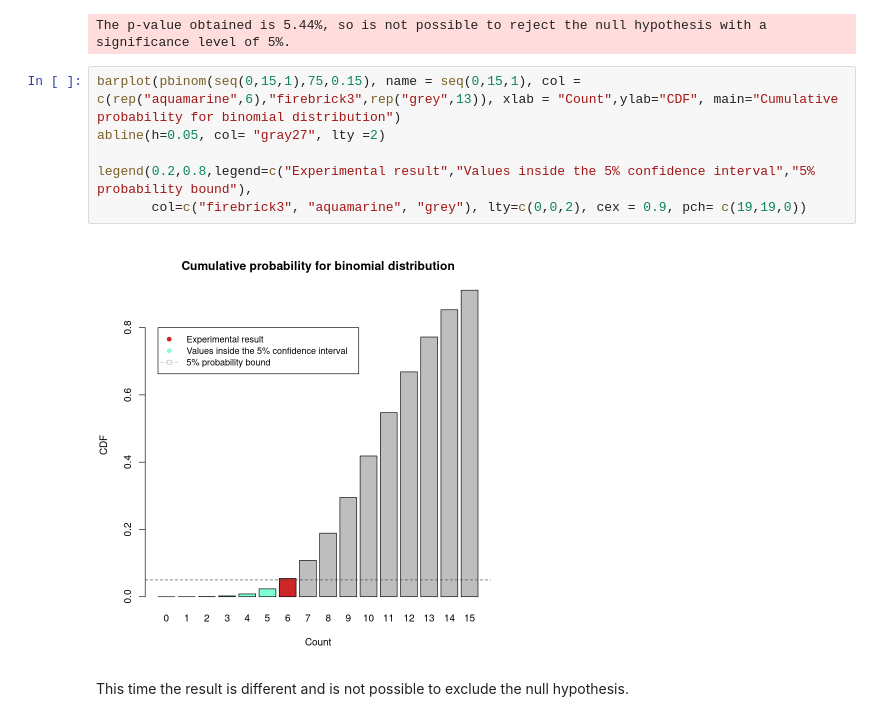
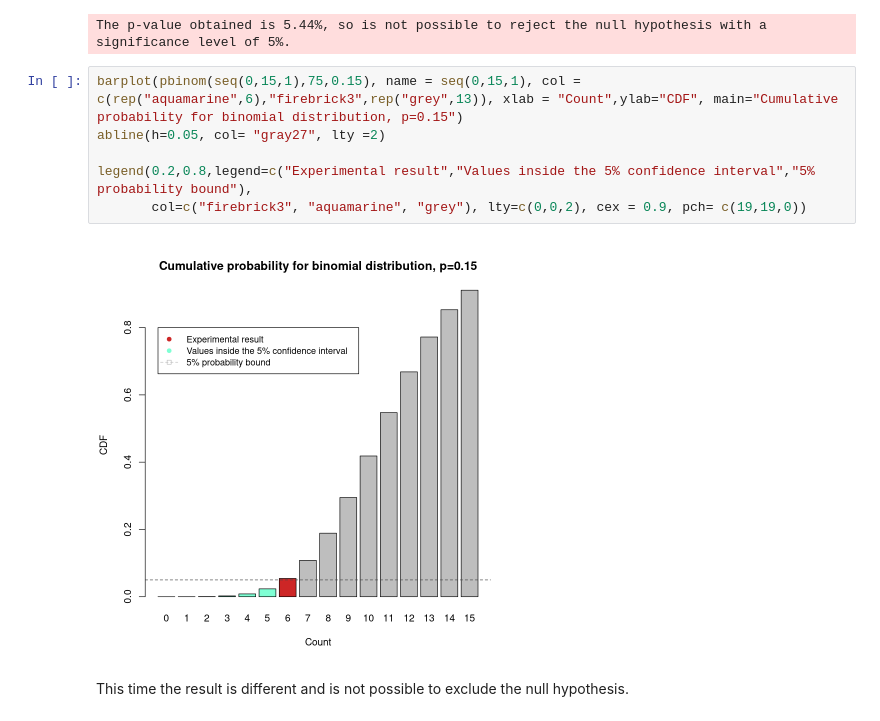
Before and after one commit to Confizolo/PoDProjects, a Jupyter notebook: ASfPA/Ex07/ConfortoFilippo_Rlabsession7.ipynb, the cells around one changed output. Saved outputs shown, nothing was run; the diff lists cells and outputs as text.

```diff
--- a/ASfPA/Ex07/ConfortoFilippo_Rlabsession7.ipynb
+++ b/ASfPA/Ex07/ConfortoFilippo_Rlabsession7.ipynb
@@ -92,13 +76,13 @@ message("The p-value obtained is ",s_dec(pbinom(6,75,0.15)*100,2),
 # %% [output]
 The p-value obtained is 5.44%, so is not possible to reject the null hypothesis with a significance level of 5%.
 # %%
-barplot(pbinom(seq(0,15,1),75,0.15), name = seq(0,15,1), col = c(rep("aquamarine",6),"firebrick3",rep("grey",13)), xlab = "Count",ylab="CDF", main="Cumulative probability for binomial distribution")
+barplot(pbinom(seq(0,15,1),75,0.15), name = seq(0,15,1), col = c(rep("aquamarine",6),"firebrick3",rep("grey",13)), xlab = "Count",ylab="CDF", main="Cumulative probability for binomial distribution, p=0.15")
 abline(h=0.05, col= "gray27", lty =2)
 
 legend(0.2,0.8,legend=c("Experimental result","Values inside the 5% confidence interval","5% probability bound"),
        col=c("firebrick3", "aquamarine", "grey"), lty=c(0,0,2), cex = 0.9, pch= c(19,19,0))
 # %% [output]
-[figure, old version]
+[figure, new version]
 # %% [markdown]
 This time the result is different and is not possible to exclude the null hypothesis.
 # %% [markdown]
```
Also changed, not shown: parts of 35 cells of this notebook, 44 other files.
